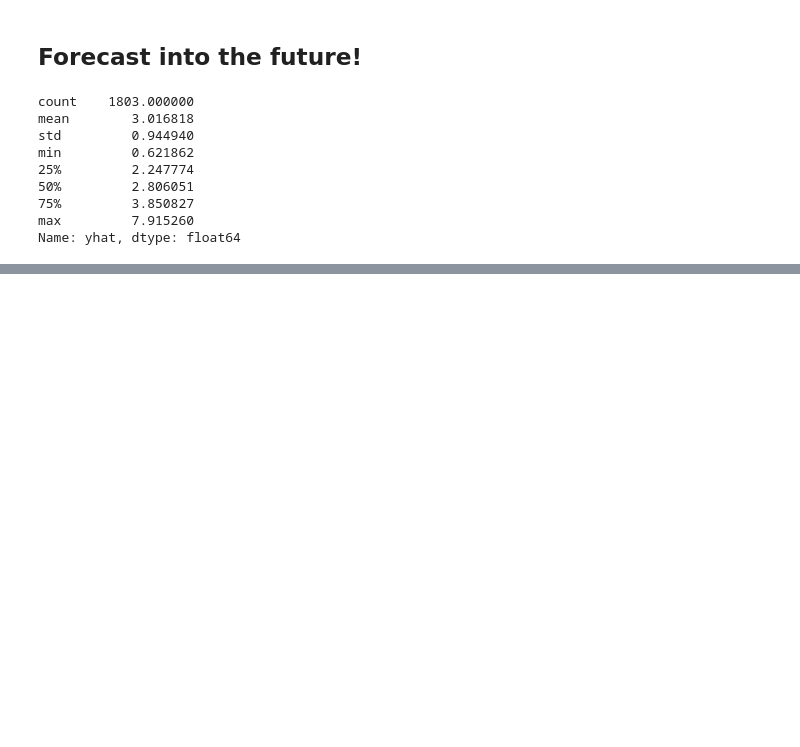
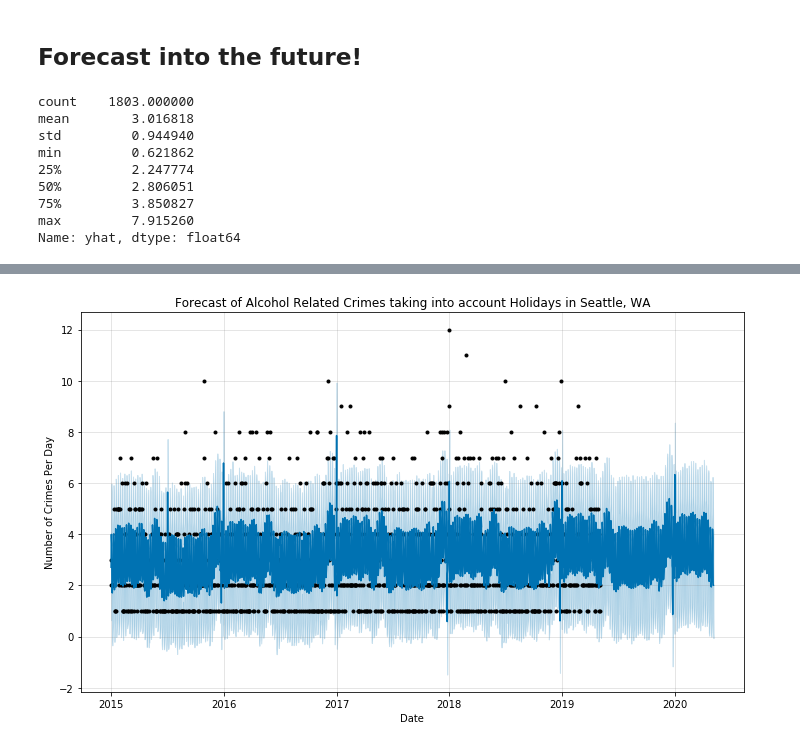
Before and after one commit to wvsharber/prophet_practice_blog, a Jupyter notebook: Prophet_analyses.ipynb, the cells around one changed output, grey strips where cells are left out. Drawn from its saved outputs; the diff is of its cells as text; code cells hidden in the pictures; blank space fills up the shorter version.

```diff
--- a/Prophet_analyses.ipynb
+++ b/Prophet_analyses.ipynb
@@ -101,0 +120,6 @@ fig3 = plot_cross_validation_metric(df_cv, metric='mape')
+# %%
+fig4 = p2.plot(forecast2, xlabel = 'Date', ylabel = "Number of Crimes Per Day")
+plt.title("Forecast of Alcohol Related Crimes taking into account Holidays in Seattle, WA")
+plt.savefig('fig4.png', dpi=300, bbox_inches='tight');
+# %% [output]
+[figure, added]
```
Also changed, not shown: parts of 16 cells of this notebook, 1 other file.
